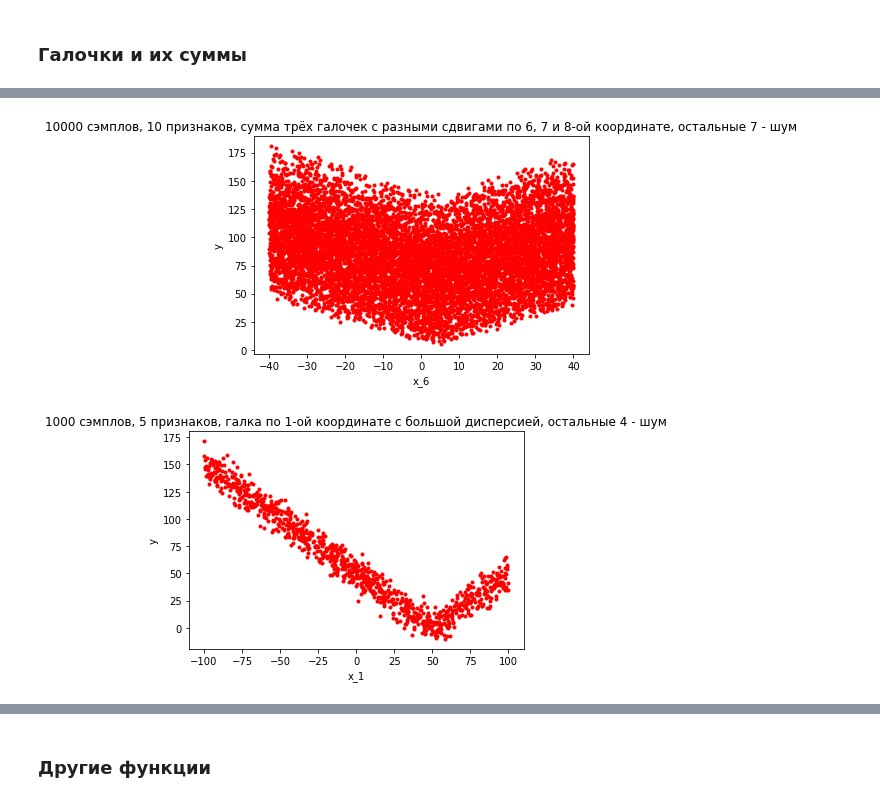
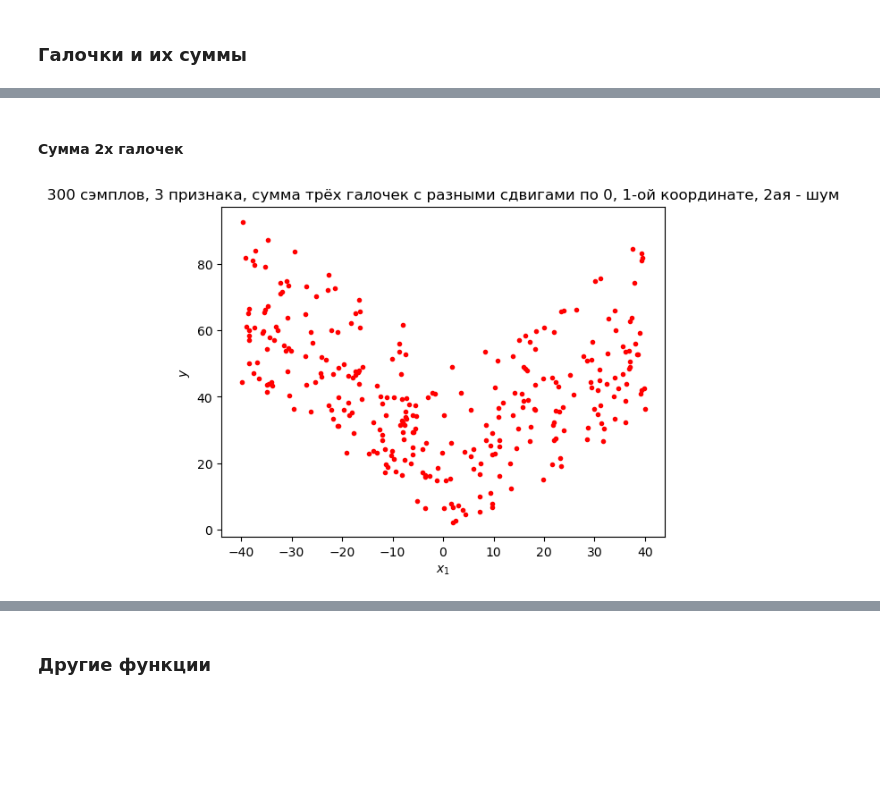
Before and after one commit to victorkitov/marsera, a Jupyter notebook: mars_datasets.ipynb, the cells around one changed output, grey strips where cells are left out. Cells and saved outputs as stored; diff of their text form; code cells hidden in the pictures; blank space fills up the shorter version.

```diff
--- a/mars_datasets.ipynb
+++ b/mars_datasets.ipynb
@@ -25,30 +108,18 @@ plt.show()
+# %% [markdown]
+#### Сумма 2х галочек
 # %%
 np.random.seed(0)
-m = 10000
-n = 10
-X = 80*np.random.uniform(size=(m,n)) - 40
-y = np.abs(X[:,6] - 4.0) + np.abs(X[:,7] + 20.0) + np.abs(X[:,8] + 40.0) + 1*np.random.normal(size=m)
+m = 300
+n = 3
+X = 80 * np.random.uniform(size=(m,n)) - 40
+y = np.abs(X[:, 1] - 4.0) + np.abs(X[:, 0] + 10.0) + 1 * np.random.normal(size=m)
 
 plt.figure()
-plt.plot(X[:,6],y,'r.')
-plt.xlabel('x_6')
-plt.ylabel('y')
-plt.title('10000 сэмплов, 10 признаков, сумма трёх галочек с разными сдвигами по 6, 7 и 8-ой координате, остальные 7 - шум')
+plt.plot(X[:, 1], y, 'r.')
+plt.xlabel('$x_1$')
+plt.ylabel('$y$')
+plt.title('300 сэмплов, 3 признака, сумма трёх галочек с разными сдвигами по 0, 1-ой координате, 2ая - шум')
 plt.show()
+### TODO: три граффика рядом
 # %% [output]
-[figure, old version]
+[figure, new version]
-# %%
-np.random.seed(0)
-m = 1000
-n = 5
-X = 200*np.random.uniform(size=(m,n)) - 100
-y = np.abs(X[:,1] - 50.0) + 8*np.random.normal(size=m)
-
-plt.figure()
-plt.plot(X[:,1],y,'r.')
-plt.xlabel('x_1')
-plt.ylabel('y')
-plt.title('1000 сэмплов, 5 признаков, галка по 1-ой координате с большой дисперсией, остальные 4 - шум')
-plt.show()
-# %% [output]
-[figure, removed]
```
Also changed, not shown: parts of 28 cells of this notebook, 1 other file.
